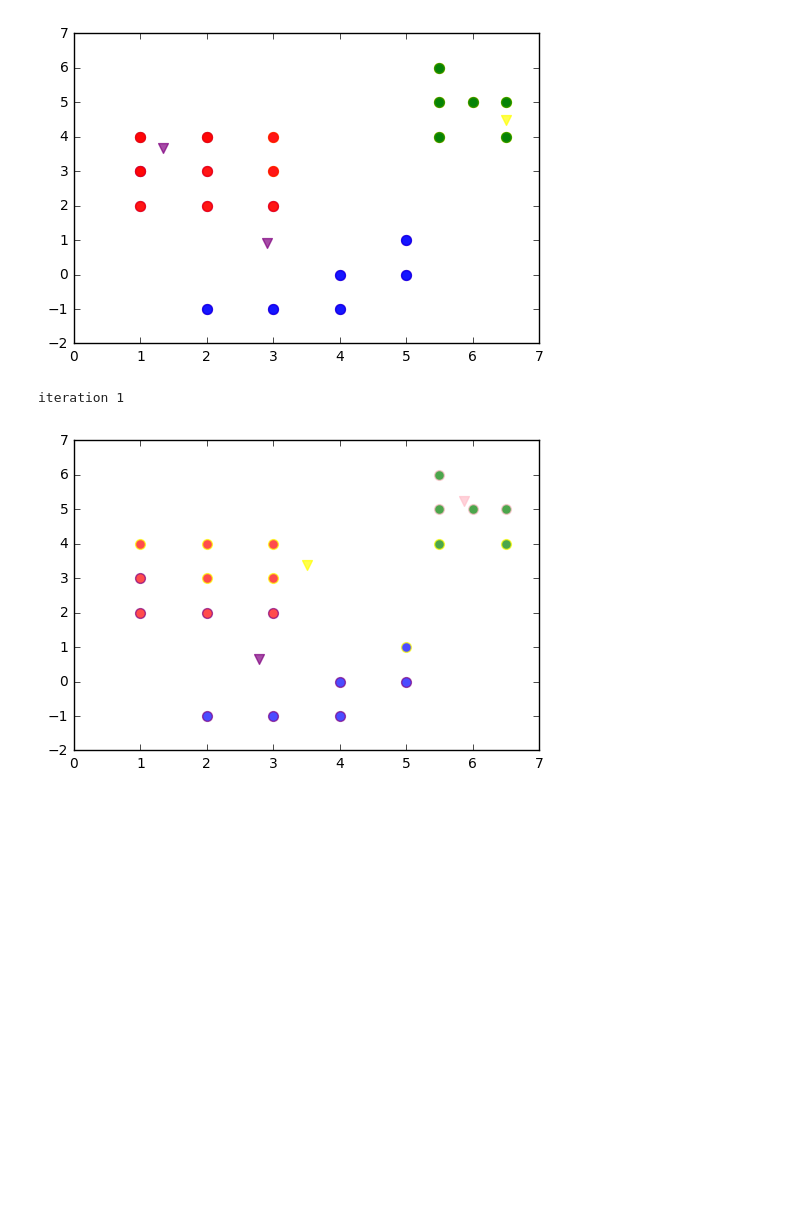
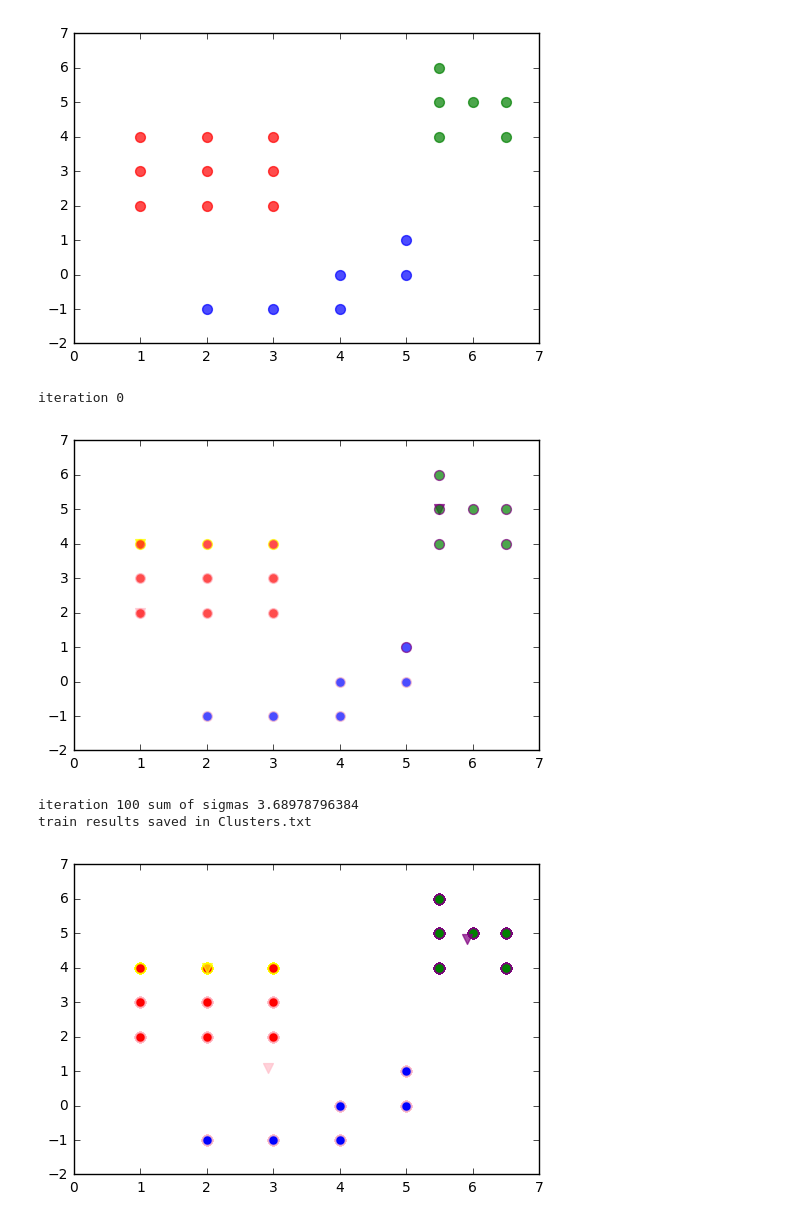
Before and after one commit to NV111/images, a Jupyter notebook: points.ipynb, the cells around one changed output. Saved outputs shown, nothing was run; the diff lists cells and outputs as text; code cells hidden in the pictures; blank space fills up the shorter version.

Commit message:
KMeans

```diff
--- a/points.ipynb
+++ b/points.ipynb
@@ -26,8 +26,6 @@ class Cluster:
     def a(self, P):
         P.q = self.q
         self.mass.append(P)
-        #self.mean()
-        #self.dispersion()
 
     def mean(self):
         summ = 0.0
@@ -35,12 +33,11 @@ class Cluster:
             summ += (self.mass[i].X)
         self.Center.X = summ/len(self.mass)
 
-
     def dispersion(self):
         summ = 0.0
         for i in range(len(self.mass)):
             summ += (self.Center.X - self.mass[i].X).dot((self.Center.X - self.mass[i].X).T)
-        self.sigma = summ/len(self.mass)
+        self.sigma = np.sqrt(summ/len(self.mass))
 
     def plot2D(self):
         for i in range(len(self.mass)):
@@ -96,7 +93,7 @@ green_Points.plot2D()
 blue_Points.plot2D()
 plt.show()
 # %% [output]
-[figure, old version]
+[figure, new version]
 # %%
 mass_all=[P1, P2, P3, P4, P5, P6, P7, P8, P9, P10, P11, P12, P13, P14, P15, P16, P17, P18, P19, P20, P21]
 # %%
@@ -106,7 +103,7 @@ def dPP(P1, P2):
 def dCm(Cluster, mass_of_Points):
     mass = []
     for i in range(len(mass_of_Points)):
-        mass.append(dPP(Cluster.Center, mass_of_Points[i])/np.sqrt(Cluster.sigma))
+        mass.append(dPP(Cluster.Center, mass_of_Points[i])/Cluster.sigma)
     return mass
 # %%
 def find_min_in_column(matrix):
@@ -131,25 +128,3 @@ def clusterisation(Clusters, mass_of_Points):
     for i in range(len(Clusters)):
         Clusters[i].mean()
         Clusters[i].dispersion()
-# %%
-import random
-def KMeans(number_of_clusters, mass, n):
-    center_names = random.sample(range(len(mass)), number_of_clusters)
-    Clusters = []
-    colors= ['purple', 'yellow', 'pink']
-    for i in range(number_of_clusters):
-        Clusters.append(Cluster(mass[center_names[i]].X, colors[i]))
-
-    clusterisation(Clusters, mass_all)
-    for i in range(len(Clusters)):
-        Clusters[i].plot2D()
-        Clusters[i].Center.plot2D()
-    print('iteration 1')
-    plt.show()
-    for j in range(n-1):
-        clusterisation(Clusters, mass_all)
-    for i in range(len(Clusters)):
-        Clusters[i].plot2D()
-        Clusters[i].Center.plot2D()
-    print('iteration', n)
-    plt.show()
@@ -156,5 +176,8 @@ def KMeans(number_of_clusters, mass, n):
 # %%
-KMeans(3, mass_all, 1500)
+KMeans(number_of_clusters=3, mass=mass_all, iterations=100, warm_start=False)
 # %% [output]
-iteration 1
+iteration 0
-[figure, old version]
+[figure, new version]
+iteration 100 sum of sigmas 3.68978796384
+train results saved in Clusters.txt
+[figure, added]
```
Also changed, not shown: parts of 3 cells of this notebook.
